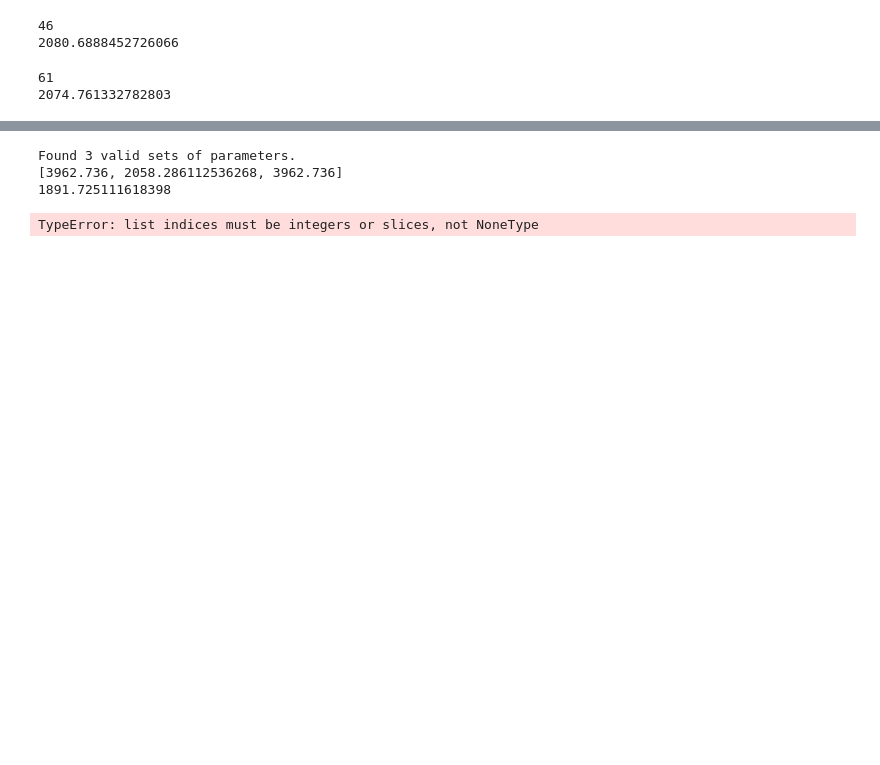
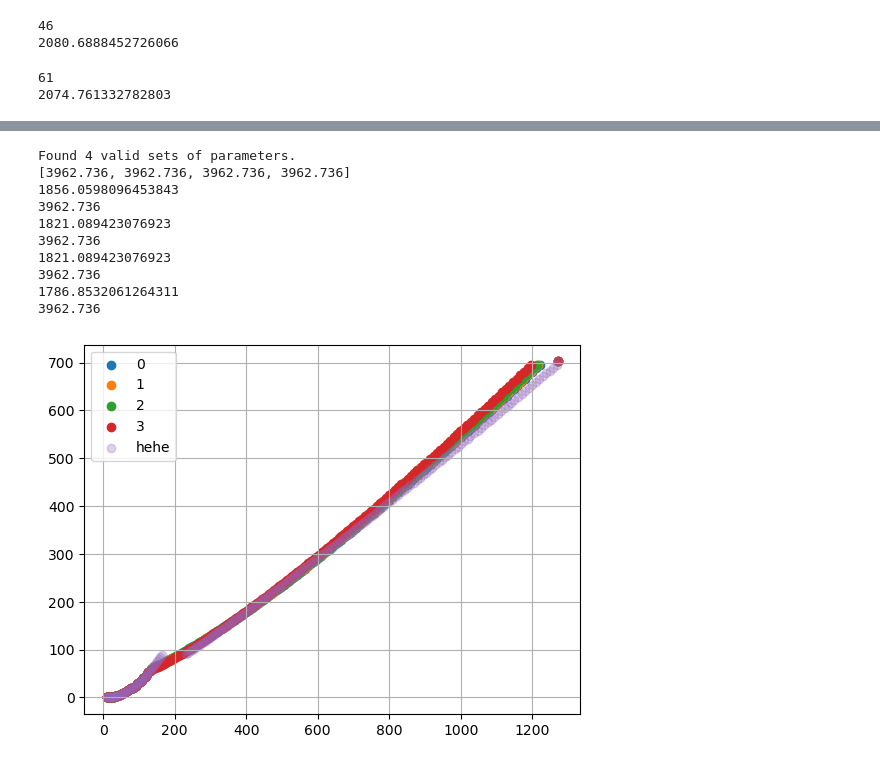
Before and after one commit to katta626/Phase_Transition, a Jupyter notebook: code/Relation_Codes/eos_mixed_phase.ipynb, the cells around one changed output, grey strips where cells are left out. Saved outputs shown, nothing was run; the diff lists cells and outputs as text; code cells hidden in the pictures; blank space fills up the shorter version.

```diff
--- a/code/Relation_Codes/eos_mixed_phase.ipynb
+++ b/code/Relation_Codes/eos_mixed_phase.ipynb
@@ -191,7 +191,7 @@ def mixed_phase(mu_total, p_total,n_total, A, B, mu_c_h_arr, mu_c_q_arr, P_c_h_a
 # %%
 def smoothness_eos(pressure, mu, number_density, p_crit, mu_crit):
     delta_P_arr = [0.03, 0.0325, 0.035, 0.0375, 0.04, 0.0425, 0.045, 0.0475, 0.05]
-    delta_P_arr = [0.02, 0.04, 0.05]
+    #delta_P_arr = [0.02, 0.04, 0.05]
 
     A, B, mu_c_h_arr, mu_c_q_arr, P_c_h_arr, P_c_q_arr, delta_P_found = find_valid_parameters(delta_P_arr, p_crit, mu_crit, pressure, mu)
     P_arr_dp, E_arr_dp, number_density_dp, mu_arr_dp = mixed_phase(mu, pressure, number_density, A, B, mu_c_h_arr, mu_c_q_arr, P_c_h_arr, P_c_q_arr, mu_crit, p_crit, delta_P_found)
@@ -506,7 +530,25 @@ cols_n = cols_n.tolist()
 # %%
-P_arr_dp, E_arr_dp, number_density_dp, mu_arr_dp = smoothness_eos(pressure = cols_p, mu = cols_mu, number_density = cols_n, p_crit = cols_p_had[-1], mu_crit = cols_mu_had[-1])
+P_arr_dp, E_arr_dp, number_density_dp, mu_arr_dp = smoothness_eos(pressure = cols_p, mu = cols_mu, number_density = cols_n, p_crit = cols_p_q[0], mu_crit = cols_mu_q[0])
 # %% [output]
-Found 3 valid sets of parameters.
-[3962.736, 2058.286112536268, 3962.736]
-1891.725111618398
+Found 4 valid sets of parameters.
+[3962.736, 3962.736, 3962.736, 3962.736]
+1856.0598096453843
+3962.736
+1821.089423076923
+3962.736
+1821.089423076923
+3962.736
+1786.8532061264311
+3962.736
-TypeError: list indices must be integers or slices, not NoneType
+# %%
+for i in range(len(P_arr_dp)):
+    plt.scatter(E_arr_dp[i], P_arr_dp[i], label=i)
+plt.scatter(cols_e, cols_p, label = 'hehe', alpha = 0.3)
+#plt.plot(eos[0][2], eos[0][0][:-1], label = "max_smoothness")
+#plt.xlim(1500,2400)
+#plt.ylim(0,200)
+plt.legend()
+plt.grid()
+plt.show()
+# %% [output]
+[figure, added]
```
Also changed, not shown: parts of 17 cells of this notebook, 3 other files.
